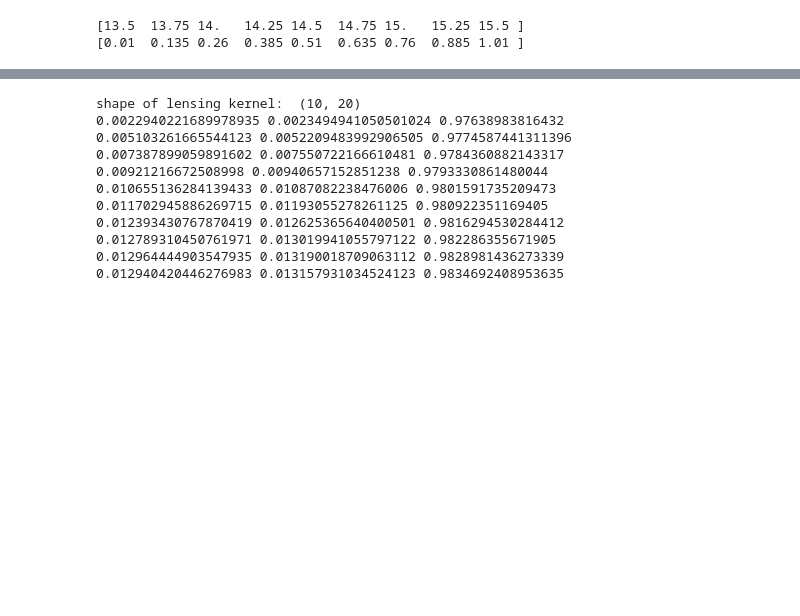
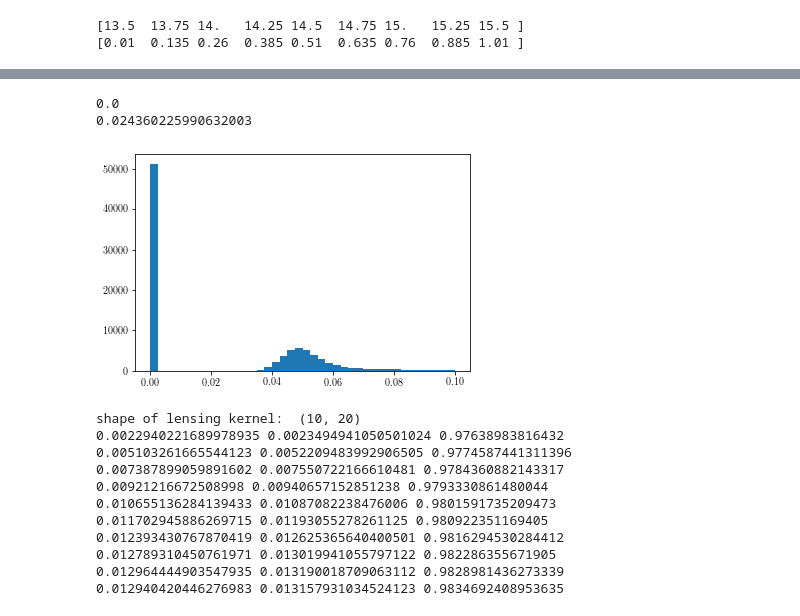
Before and after one commit to mr-superonion/splinv, a Jupyter notebook: notebook/process-test_from_sim_to_final.ipynb, the cells around one changed output, grey strips where cells are left out. Drawn from its saved outputs; the diff is of its cells as text; code cells hidden in the pictures; blank space fills up the shorter version.

```diff
--- a/notebook/process-test_from_sim_to_final.ipynb
+++ b/notebook/process-test_from_sim_to_final.ipynb
@@ -118,3 +133,11 @@ print(np.average(1./sparse3D.mu0.flatten()))
+# %%
+hist=plt.hist(sparse3D.sigmaS.flatten(),bins=40,range=(0.,1e-1))
+print(np.median(sparse3D.sigmaS.flatten()))
+print(np.average(sparse3D.sigmaS.flatten()))
+# %% [output]
+0.0
+0.024360225990632003
+[figure, added]
 # %%
 lk1=gridInfo.lensing_kernel()
 lk2=sparse3D.lensKernel
```
Also changed, not shown: parts of 19 cells of this notebook, 3 other files.
